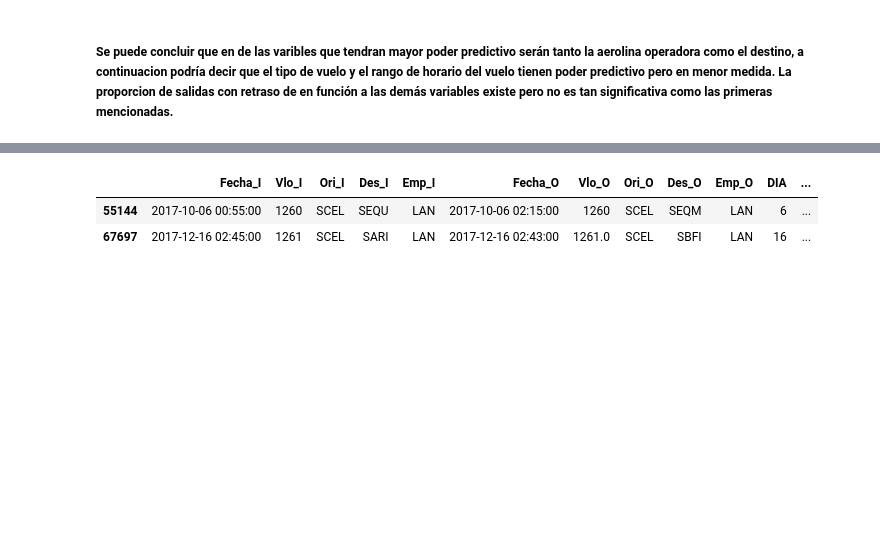
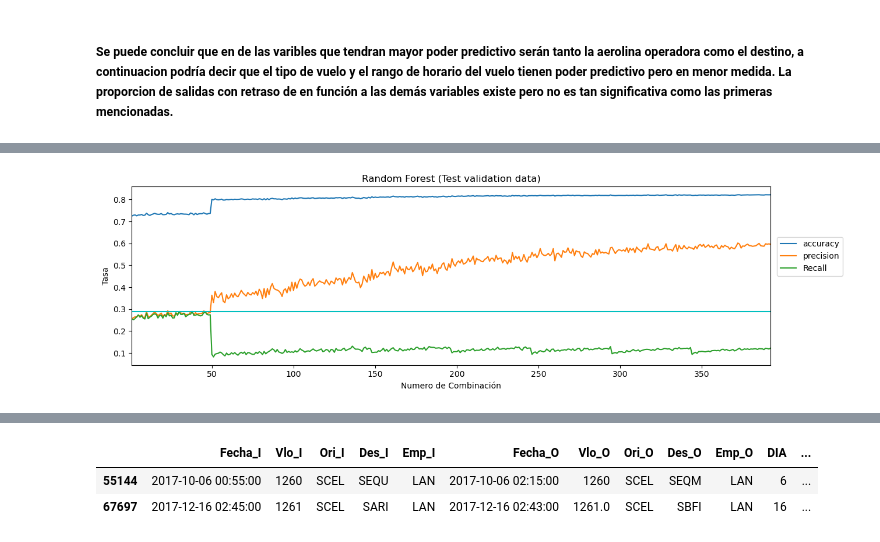
Before and after one commit to Lopport/Challenge-Data-Scientist-Matias-Lopez, a Jupyter notebook: solution.ipynb, the cells around one changed output, grey strips where cells are left out. Saved outputs shown, nothing was run; the diff lists cells and outputs as text; code cells hidden in the pictures; blank space fills up the shorter version.

```diff
--- a/solution.ipynb
+++ b/solution.ipynb
@@ -478,0 +658,26 @@ df_b.head(12)
+# %%
+indice_max=metrics['Recall'].index(max(metrics['Recall']))
+
+plt.figure(figsize=(13, 4))
+
+largo=len(metrics['Recall'])
+items=range(1,largo+1)
+
+max_recall=[metrics['Recall'][indice_max] for i in range(largo)]
+
+# Iterar para cada metrica
+for m in metrics.keys():
+    if m!='n_estimator' and  m!='max_features':
+        ## Graficar la metrica
+        plt.plot(items, metrics[m], label=m)
+plt.plot(items,max_recall,'c-')
+
+plt.title('Random Forest (Test validation data)')
+plt.xlabel('Numero de Combinación')
+plt.ylabel('Tasa')
+plt.legend(loc=(1.01, 0.5))
+plt.xlim(1, largo)
+plt.tight_layout()
+plt.show()
+# %% [output]
+[figure, added]
```
Also changed, not shown: parts of 48 cells of this notebook.
